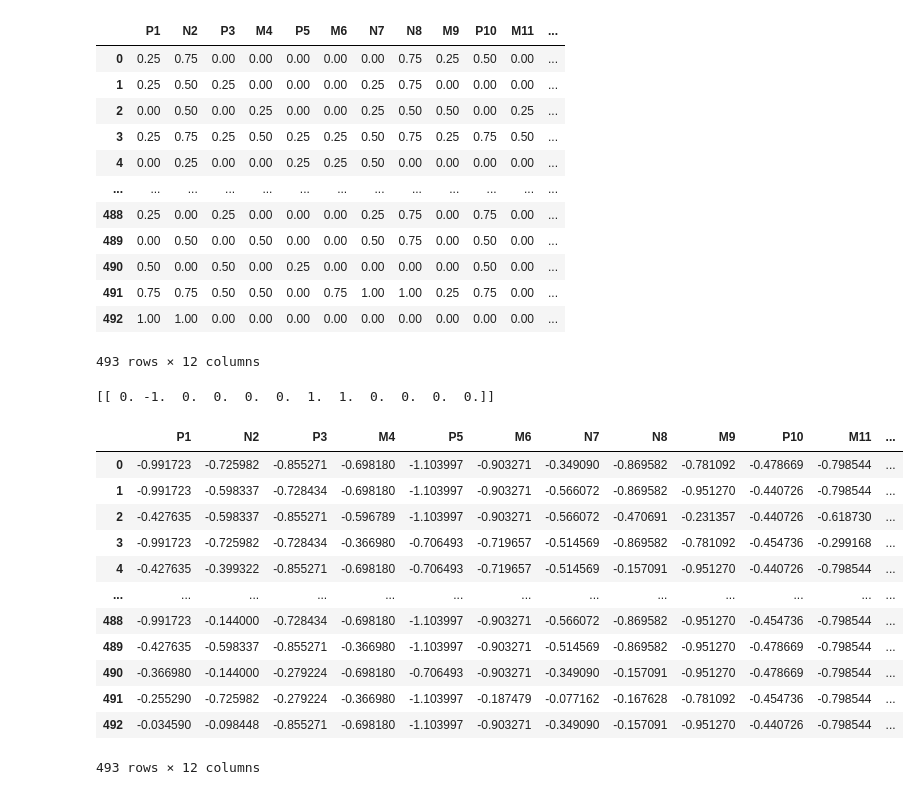
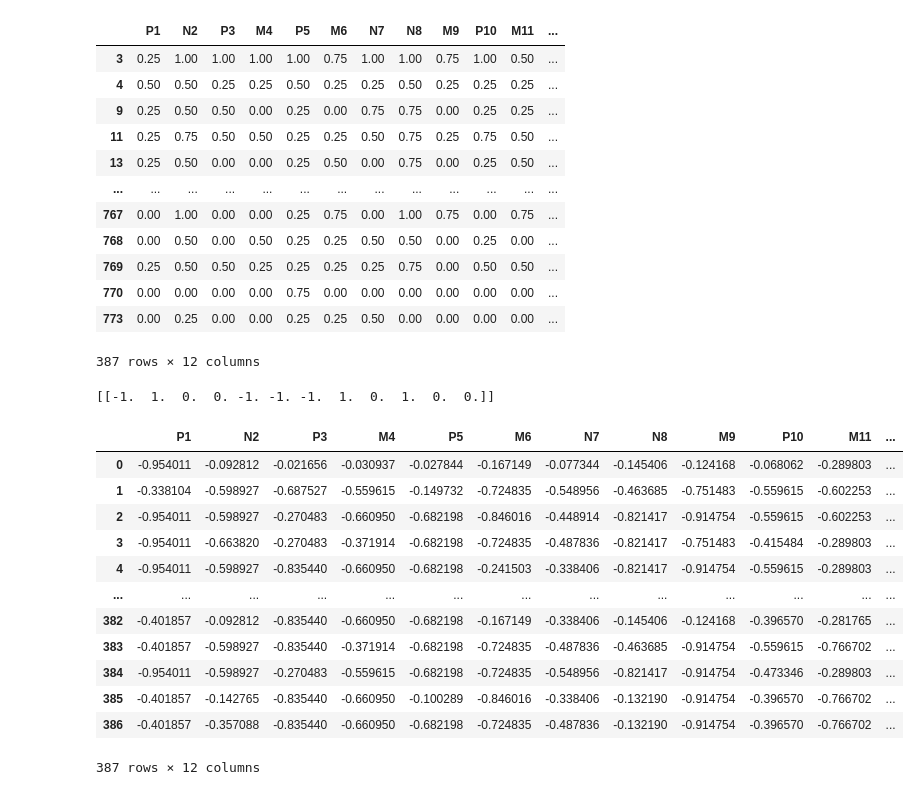
Before and after one commit to noran9/cbsd, a Jupyter notebook: Color_dishonest.ipynb, the cells around one changed output. Cells and saved outputs as stored; diff of their text form; code cells hidden in the pictures.

```diff
--- a/Color_dishonest.ipynb
+++ b/Color_dishonest.ipynb
@@ -2,11 +2,11 @@
 import numpy as np
 import matplotlib.pyplot as plt
 import csv
-with open('RAW_DDDT.CSV') as csv_file:
+with open('train_dataset.csv') as csv_file:
     csv_read=csv.reader(csv_file, delimiter=',')
 
 import pandas as pd
-data = pd.read_csv('RAW_DDDT.CSV')
+data = pd.read_csv('train_dataset.csv')
 df = pd.DataFrame(data)
 
 Y = df['CONDITION']
@@ -40,28 +40,28 @@ df1_scaled
 # %%
 honest = df1_scaled[df1_scaled['CONDITION'] == 0]
-honest = honest.iloc[:,:12]
+honest = honest.iloc[:,1:13]
 dishonest = df1_scaled[df1_scaled['CONDITION'] == 1]
-dishonest = dishonest.iloc[:,:12]
+dishonest = dishonest.iloc[:,1:13]
 honest
 # %% [output]
 |  | P1 | N2 | P3 | M4 | P5 | M6 | N7 | N8 | M9 | P10 | M11 | ... |
-| 0 | 0.25 | 0.75 | 0.00 | 0.00 | 0.00 | 0.00 | 0.00 | 0.75 | 0.25 | 0.50 | 0.00 | ... |
-| 1 | 0.25 | 0.50 | 0.25 | 0.00 | 0.00 | 0.00 | 0.25 | 0.75 | 0.00 | 0.00 | 0.00 | ... |
-| 2 | 0.00 | 0.50 | 0.00 | 0.25 | 0.00 | 0.00 | 0.25 | 0.50 | 0.50 | 0.00 | 0.25 | ... |
-| 3 | 0.25 | 0.75 | 0.25 | 0.50 | 0.25 | 0.25 | 0.50 | 0.75 | 0.25 | 0.75 | 0.50 | ... |
-| 4 | 0.00 | 0.25 | 0.00 | 0.00 | 0.25 | 0.25 | 0.50 | 0.00 | 0.00 | 0.00 | 0.00 | ... |
+| 3 | 0.25 | 1.00 | 1.00 | 1.00 | 1.00 | 0.75 | 1.00 | 1.00 | 0.75 | 1.00 | 0.50 | ... |
+| 4 | 0.50 | 0.50 | 0.25 | 0.25 | 0.50 | 0.25 | 0.25 | 0.50 | 0.25 | 0.25 | 0.25 | ... |
+| 9 | 0.25 | 0.50 | 0.50 | 0.00 | 0.25 | 0.00 | 0.75 | 0.75 | 0.00 | 0.25 | 0.25 | ... |
+| 11 | 0.25 | 0.75 | 0.50 | 0.50 | 0.25 | 0.25 | 0.50 | 0.75 | 0.25 | 0.75 | 0.50 | ... |
+| 13 | 0.25 | 0.50 | 0.00 | 0.00 | 0.25 | 0.50 | 0.00 | 0.75 | 0.00 | 0.25 | 0.50 | ... |
 | ... | ... | ... | ... | ... | ... | ... | ... | ... | ... | ... | ... | ... |
-| 488 | 0.25 | 0.00 | 0.25 | 0.00 | 0.00 | 0.00 | 0.25 | 0.75 | 0.00 | 0.75 | 0.00 | ... |
-| 489 | 0.00 | 0.50 | 0.00 | 0.50 | 0.00 | 0.00 | 0.50 | 0.75 | 0.00 | 0.50 | 0.00 | ... |
-| 490 | 0.50 | 0.00 | 0.50 | 0.00 | 0.25 | 0.00 | 0.00 | 0.00 | 0.00 | 0.50 | 0.00 | ... |
-| 491 | 0.75 | 0.75 | 0.50 | 0.50 | 0.00 | 0.75 | 1.00 | 1.00 | 0.25 | 0.75 | 0.00 | ... |
-| 492 | 1.00 | 1.00 | 0.00 | 0.00 | 0.00 | 0.00 | 0.00 | 0.00 | 0.00 | 0.00 | 0.00 | ... |
+| 767 | 0.00 | 1.00 | 0.00 | 0.00 | 0.25 | 0.75 | 0.00 | 1.00 | 0.75 | 0.00 | 0.75 | ... |
+| 768 | 0.00 | 0.50 | 0.00 | 0.50 | 0.25 | 0.25 | 0.50 | 0.50 | 0.00 | 0.25 | 0.00 | ... |
+| 769 | 0.25 | 0.50 | 0.50 | 0.25 | 0.25 | 0.25 | 0.25 | 0.75 | 0.00 | 0.50 | 0.50 | ... |
+| 770 | 0.00 | 0.00 | 0.00 | 0.00 | 0.75 | 0.00 | 0.00 | 0.00 | 0.00 | 0.00 | 0.00 | ... |
+| 773 | 0.00 | 0.25 | 0.00 | 0.00 | 0.25 | 0.25 | 0.50 | 0.00 | 0.00 | 0.00 | 0.00 | ... |
-493 rows × 12 columns
+387 rows × 12 columns
 # %%
 honest = np.array(honest)
 dishonest = np.array(dishonest)
 # %%
-comp = np.zeros((493,12))
+comp = np.zeros((387,12))
 for i in range(0, honest.shape[0]):
   for j in range(0, honest.shape[1]):
     if j == 0:      # We consider that the first question is different from the others (Faking here implies giving an higher score)
@@ -81,5 +81,5 @@ for i in range(0, honest.shape[0]):
 
 print(comp[-1:])
 # %% [output]
-[[ 0. -1.  0.  0.  0.  0.  1.  1.  0.  0.  0.  0.]]
+[[-1.  1.  0.  0. -1. -1. -1.  1.  0.  1.  0.  0.]]
 # %%
@@ -99,20 +99,20 @@ for column in range(honest.shape[1]):
   for row in range(honest.shape[0]):
     tf1[row][column] = (np.sum(dishonest[:,column]==dishonest[row][column])/(dishonest.shape[0])) * np.log10(dishonest.shape[1]/(np.sum(dishonest==dishonest[row][column])))
 # %%
-tfidf_honest = pd.DataFrame(tf,columns=e[0:12])
+tfidf_honest = pd.DataFrame(tf,columns=e[1:13])
 tfidf_honest
 # %% [output]
 |  | P1 | N2 | P3 | M4 | P5 | M6 | N7 | N8 | M9 | P10 | M11 | ... |
-| 0 | -0.991723 | -0.725982 | -0.855271 | -0.698180 | -1.103997 | -0.903271 | -0.349090 | -0.869582 | -0.781092 | -0.478669 | -0.798544 | ... |
-| 1 | -0.991723 | -0.598337 | -0.728434 | -0.698180 | -1.103997 | -0.903271 | -0.566072 | -0.869582 | -0.951270 | -0.440726 | -0.798544 | ... |
-| 2 | -0.427635 | -0.598337 | -0.855271 | -0.596789 | -1.103997 | -0.903271 | -0.566072 | -0.470691 | -0.231357 | -0.440726 | -0.618730 | ... |
-| 3 | -0.991723 | -0.725982 | -0.728434 | -0.366980 | -0.706493 | -0.719657 | -0.514569 | -0.869582 | -0.781092 | -0.454736 | -0.299168 | ... |
-| 4 | -0.427635 | -0.399322 | -0.855271 | -0.698180 | -0.706493 | -0.719657 | -0.514569 | -0.157091 | -0.951270 | -0.440726 | -0.798544 | ... |
+| 0 | -0.954011 | -0.092812 | -0.021656 | -0.030937 | -0.027844 | -0.167149 | -0.077344 | -0.145406 | -0.124168 | -0.068062 | -0.289803 | ... |
+| 1 | -0.338104 | -0.598927 | -0.687527 | -0.559615 | -0.149732 | -0.724835 | -0.548956 | -0.463685 | -0.751483 | -0.559615 | -0.602253 | ... |
+| 2 | -0.954011 | -0.598927 | -0.270483 | -0.660950 | -0.682198 | -0.846016 | -0.448914 | -0.821417 | -0.914754 | -0.559615 | -0.602253 | ... |
+| 3 | -0.954011 | -0.663820 | -0.270483 | -0.371914 | -0.682198 | -0.724835 | -0.487836 | -0.821417 | -0.751483 | -0.415484 | -0.289803 | ... |
+| 4 | -0.954011 | -0.598927 | -0.835440 | -0.660950 | -0.682198 | -0.241503 | -0.338406 | -0.821417 | -0.914754 | -0.559615 | -0.289803 | ... |
 | ... | ... | ... | ... | ... | ... | ... | ... | ... | ... | ... | ... | ... |
-| 488 | -0.991723 | -0.144000 | -0.728434 | -0.698180 | -1.103997 | -0.903271 | -0.566072 | -0.869582 | -0.951270 | -0.454736 | -0.798544 | ... |
-| 489 | -0.427635 | -0.598337 | -0.855271 | -0.366980 | -1.103997 | -0.903271 | -0.514569 | -0.869582 | -0.951270 | -0.478669 | -0.798544 | ... |
-| 490 | -0.366980 | -0.144000 | -0.279224 | -0.698180 | -0.706493 | -0.903271 | -0.349090 | -0.157091 | -0.951270 | -0.478669 | -0.798544 | ... |
-| 491 | -0.255290 | -0.725982 | -0.279224 | -0.366980 | -1.103997 | -0.187479 | -0.077162 | -0.167628 | -0.781092 | -0.454736 | -0.798544 | ... |
-| 492 | -0.034590 | -0.098448 | -0.855271 | -0.698180 | -1.103997 | -0.903271 | -0.349090 | -0.157091 | -0.951270 | -0.440726 | -0.798544 | ... |
+| 382 | -0.401857 | -0.092812 | -0.835440 | -0.660950 | -0.682198 | -0.167149 | -0.338406 | -0.145406 | -0.124168 | -0.396570 | -0.281765 | ... |
+| 383 | -0.401857 | -0.598927 | -0.835440 | -0.371914 | -0.682198 | -0.724835 | -0.487836 | -0.463685 | -0.914754 | -0.559615 | -0.766702 | ... |
+| 384 | -0.954011 | -0.598927 | -0.270483 | -0.559615 | -0.682198 | -0.724835 | -0.548956 | -0.821417 | -0.914754 | -0.473346 | -0.289803 | ... |
+| 385 | -0.401857 | -0.142765 | -0.835440 | -0.660950 | -0.100289 | -0.846016 | -0.338406 | -0.132190 | -0.914754 | -0.396570 | -0.766702 | ... |
+| 386 | -0.401857 | -0.357088 | -0.835440 | -0.660950 | -0.682198 | -0.724835 | -0.487836 | -0.132190 | -0.914754 | -0.396570 | -0.766702 | ... |
-493 rows × 12 columns
+387 rows × 12 columns
 # %%
```
Also changed, not shown: parts of 4 cells of this notebook.
